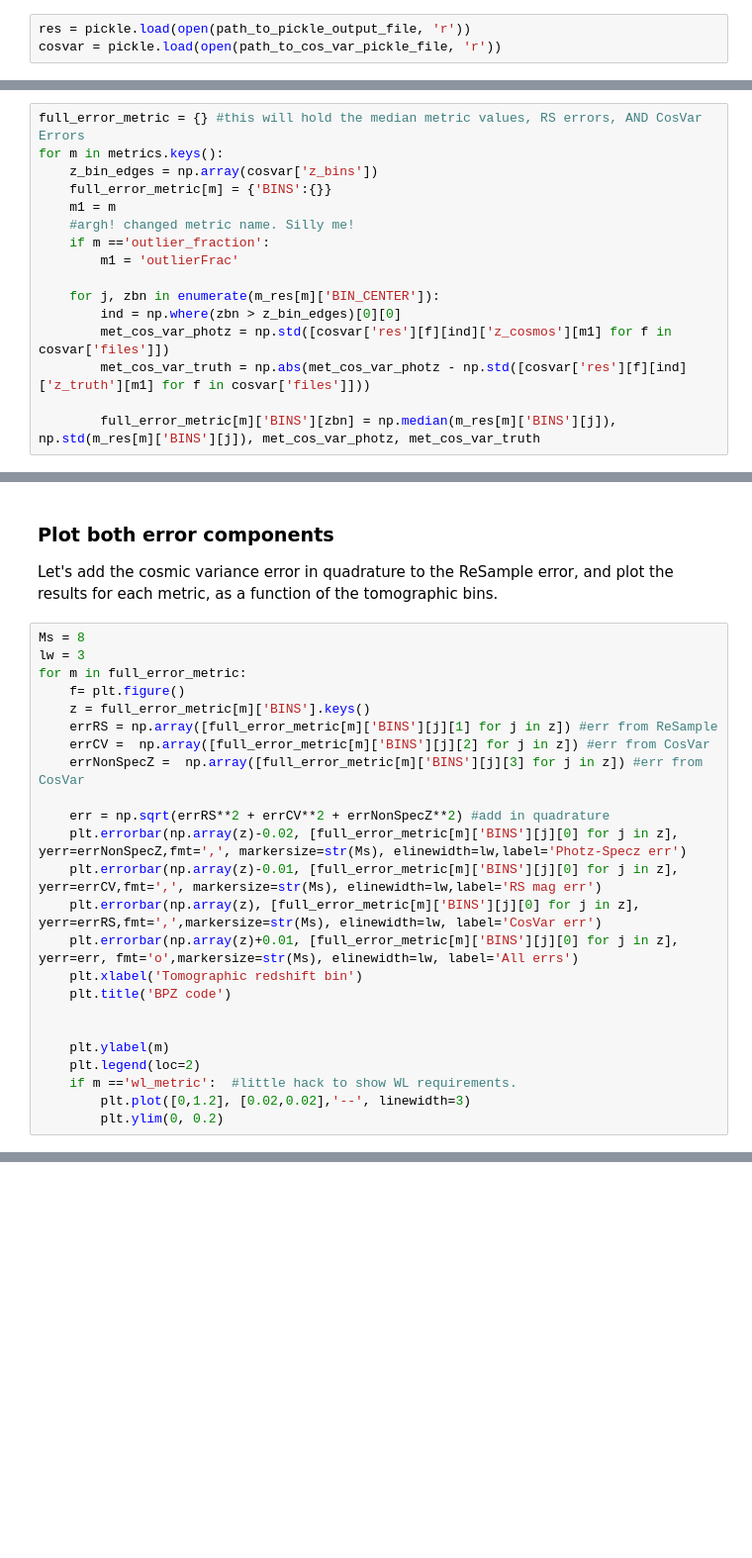
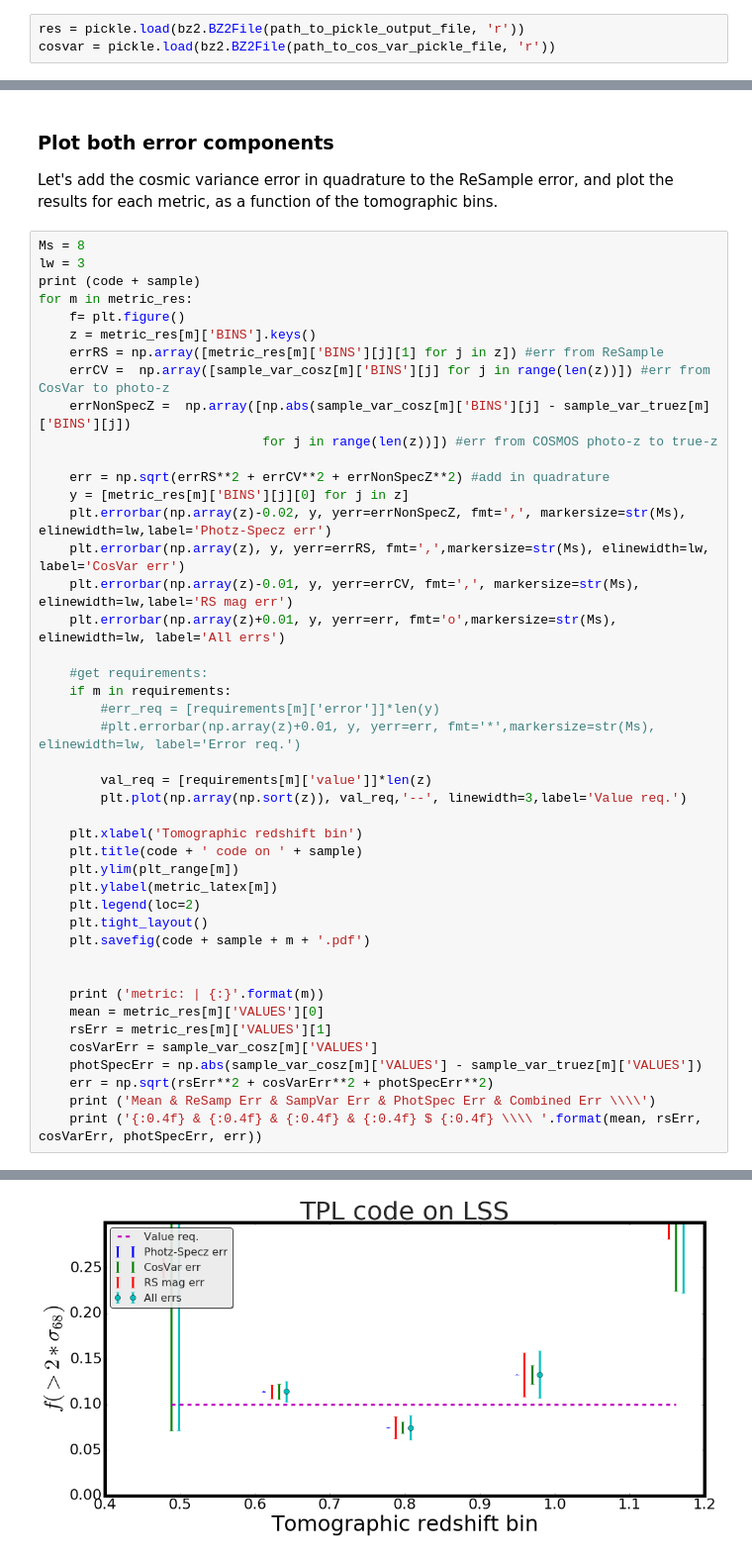
Before and after one commit to DarkEnergySurvey/bpz, a Jupyter notebook: notebook/Validation_metric_values_resampled_data.ipynb, the cells around one changed output, grey strips where cells are left out. Shown at 99% size. Drawn from its saved outputs; the diff is of its cells as text; blank space fills up the shorter version.

```diff
--- a/notebook/Validation_metric_values_resampled_data.ipynb
+++ b/notebook/Validation_metric_values_resampled_data.ipynb
@@ -70,5 +87,5 @@ bin_column = 'MEAN_Z'
 
 Now let's load the .p [pickle] file output from the validation pipeline, and also the cosmic variance results we calculated elsewhere [Ask Youngsoo/Ben/Markus for details].
 # %%
-res = pickle.load(open(path_to_pickle_output_file, 'r'))
-cosvar = pickle.load(open(path_to_cos_var_pickle_file, 'r'))
+res = pickle.load(bz2.BZ2File(path_to_pickle_output_file, 'r'))
+cosvar = pickle.load(bz2.BZ2File(path_to_cos_var_pickle_file, 'r'))
@@ -114,19 +137,3 @@ for m in metrics.keys():
 <h3>Next add in CosmicVariance error component</h3>
 
 We repeat the above, and additionally calculate the error on each metric from cosmic variance. and from validating on high quality photo-z instead of spec-z
-# %%
-full_error_metric = {} #this will hold the median metric values, RS errors, AND CosVar Errors
-for m in metrics.keys():
-    z_bin_edges = np.array(cosvar['z_bins'])
-    full_error_metric[m] = {'BINS':{}}
-    m1 = m
-    #argh! changed metric name. Silly me!
-    if m =='outlier_fraction':
-        m1 = 'outlierFrac'
-
-    for j, zbn in enumerate(m_res[m]['BIN_CENTER']):
-        ind = np.where(zbn > z_bin_edges)[0][0]
-        met_cos_var_photz = np.std([cosvar['res'][f][ind]['z_cosmos'][m1] for f in cosvar['files']])
-        met_cos_var_truth = np.abs(met_cos_var_photz - np.std([cosvar['res'][f][ind]['z_truth'][m1] for f in cosvar['files']]))
-
-        full_error_metric[m]['BINS'][zbn] = np.median(m_res[m]['BINS'][j]), np.std(m_res[m]['BINS'][j]), met_cos_var_photz, met_cos_var_truth
@@ -137,24 +186,45 @@ Let's add the cosmic variance error in quadrature to the ReSample error, and plo
 # %%
 Ms = 8
 lw = 3
-for m in full_error_metric:
+print (code + sample)
+for m in metric_res:
     f= plt.figure()
-    z = full_error_metric[m]['BINS'].keys()
-    errRS = np.array([full_error_metric[m]['BINS'][j][1] for j in z]) #err from ReSample
-    errCV =  np.array([full_error_metric[m]['BINS'][j][2] for j in z]) #err from CosVar
-    errNonSpecZ =  np.array([full_error_metric[m]['BINS'][j][3] for j in z]) #err from CosVar
+    z = metric_res[m]['BINS'].keys()
+    errRS = np.array([metric_res[m]['BINS'][j][1] for j in z]) #err from ReSample
+    errCV =  np.array([sample_var_cosz[m]['BINS'][j] for j in range(len(z))]) #err from CosVar to photo-z
+    errNonSpecZ =  np.array([np.abs(sample_var_cosz[m]['BINS'][j] - sample_var_truez[m]['BINS'][j])
+                             for j in range(len(z))]) #err from COSMOS photo-z to true-z
 
     err = np.sqrt(errRS**2 + errCV**2 + errNonSpecZ**2) #add in quadrature
-    plt.errorbar(np.array(z)-0.02, [full_error_metric[m]['BINS'][j][0] for j in z], yerr=errNonSpecZ,fmt=',', markersize=str(Ms), elinewidth=lw,label='Photz-Specz err')
-    plt.errorbar(np.array(z)-0.01, [full_error_metric[m]['BINS'][j][0] for j in z], yerr=errCV,fmt=',', markersize=str(Ms), elinewidth=lw,label='RS mag err')
-    plt.errorbar(np.array(z), [full_error_metric[m]['BINS'][j][0] for j in z], yerr=errRS,fmt=',',markersize=str(Ms), elinewidth=lw, label='CosVar err')
-    plt.errorbar(np.array(z)+0.01, [full_error_metric[m]['BINS'][j][0] for j in z], yerr=err, fmt='o',markersize=str(Ms), elinewidth=lw, label='All errs')
+    y = [metric_res[m]['BINS'][j][0] for j in z]
+    plt.errorbar(np.array(z)-0.02, y, yerr=errNonSpecZ, fmt=',', markersize=str(Ms), elinewidth=lw,label='Photz-Specz err')
+    plt.errorbar(np.array(z), y, yerr=errRS, fmt=',',markersize=str(Ms), elinewidth=lw, label='CosVar err')
+    plt.errorbar(np.array(z)-0.01, y, yerr=errCV, fmt=',', markersize=str(Ms), elinewidth=lw,label='RS mag err')
+    plt.errorbar(np.array(z)+0.01, y, yerr=err, fmt='o',markersize=str(Ms), elinewidth=lw, label='All errs')
+
+    #get requirements:
+    if m in requirements:
+        #err_req = [requirements[m]['error']]*len(y)
+        #plt.errorbar(np.array(z)+0.01, y, yerr=err, fmt='*',markersize=str(Ms), elinewidth=lw, label='Error req.')
+
+        val_req = [requirements[m]['value']]*len(z)
+        plt.plot(np.array(np.sort(z)), val_req,'--', linewidth=3,label='Value req.')
+
     plt.xlabel('Tomographic redshift bin')
-    plt.title('BPZ code')
+    plt.title(code + ' code on ' + sample)
+    plt.ylim(plt_range[m])
+    plt.ylabel(metric_latex[m])
+    plt.legend(loc=2)
+    plt.tight_layout()
+    plt.savefig(code + sample + m + '.pdf')
 
 
-    plt.ylabel(m)
-    plt.legend(loc=2)
-    if m =='wl_metric':  #little hack to show WL requirements.
-        plt.plot([0,1.2], [0.02,0.02],'--', linewidth=3)
-        plt.ylim(0, 0.2)
+    print ('metric: | {:}'.format(m))
+    mean = metric_res[m]['VALUES'][0]
+    rsErr = metric_res[m]['VALUES'][1]
+    cosVarErr = sample_var_cosz[m]['VALUES']
+    photSpecErr = np.abs(sample_var_cosz[m]['VALUES'] - sample_var_truez[m]['VALUES'])
+    err = np.sqrt(rsErr**2 + cosVarErr**2 + photSpecErr**2)
+    print ('Mean & ReSamp Err & SampVar Err & PhotSpec Err & Combined Err \\\\')
+    print ('{:0.4f} & {:0.4f} & {:0.4f} & {:0.4f} $ {:0.4f} \\\\ '.format(mean, rsErr, cosVarErr, photSpecErr, err))
+# %% [output]
@@ -160,0 +250 @@ for m in full_error_metric:
+[figure, added]
```
Also changed, not shown: parts of 12 cells of this notebook, 9 other files.
